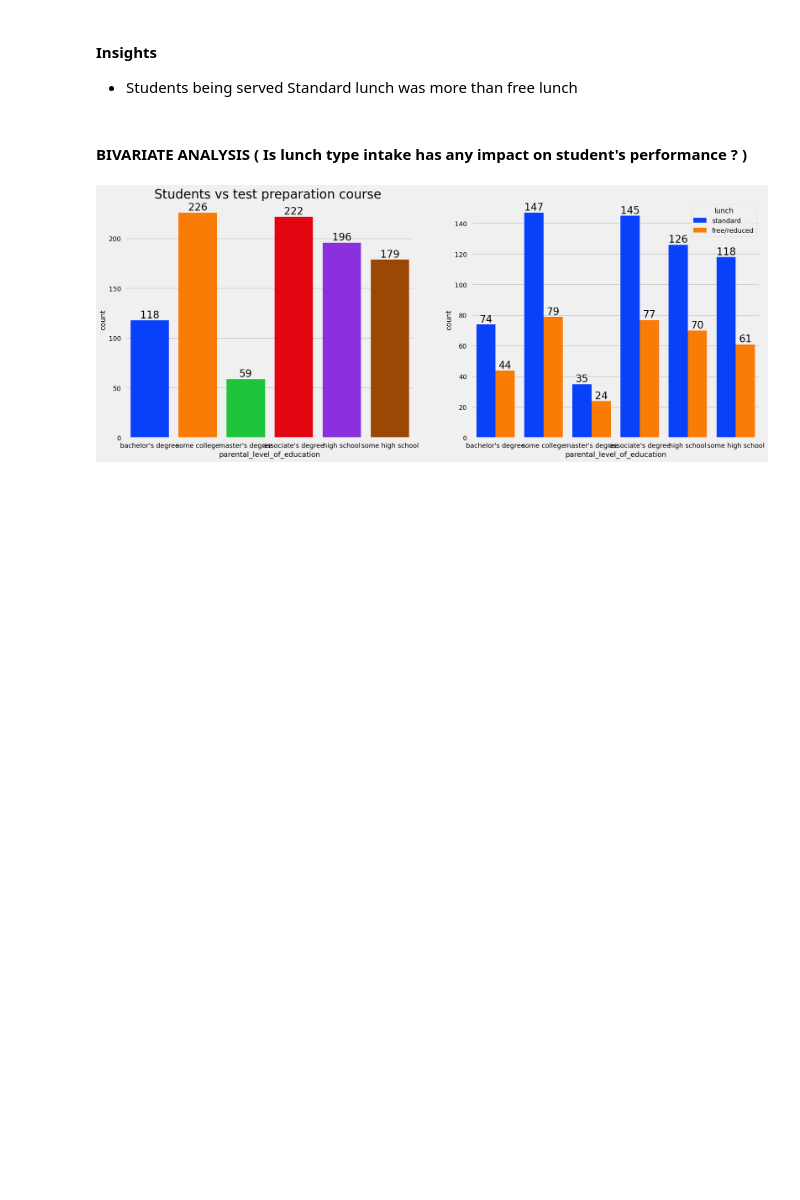
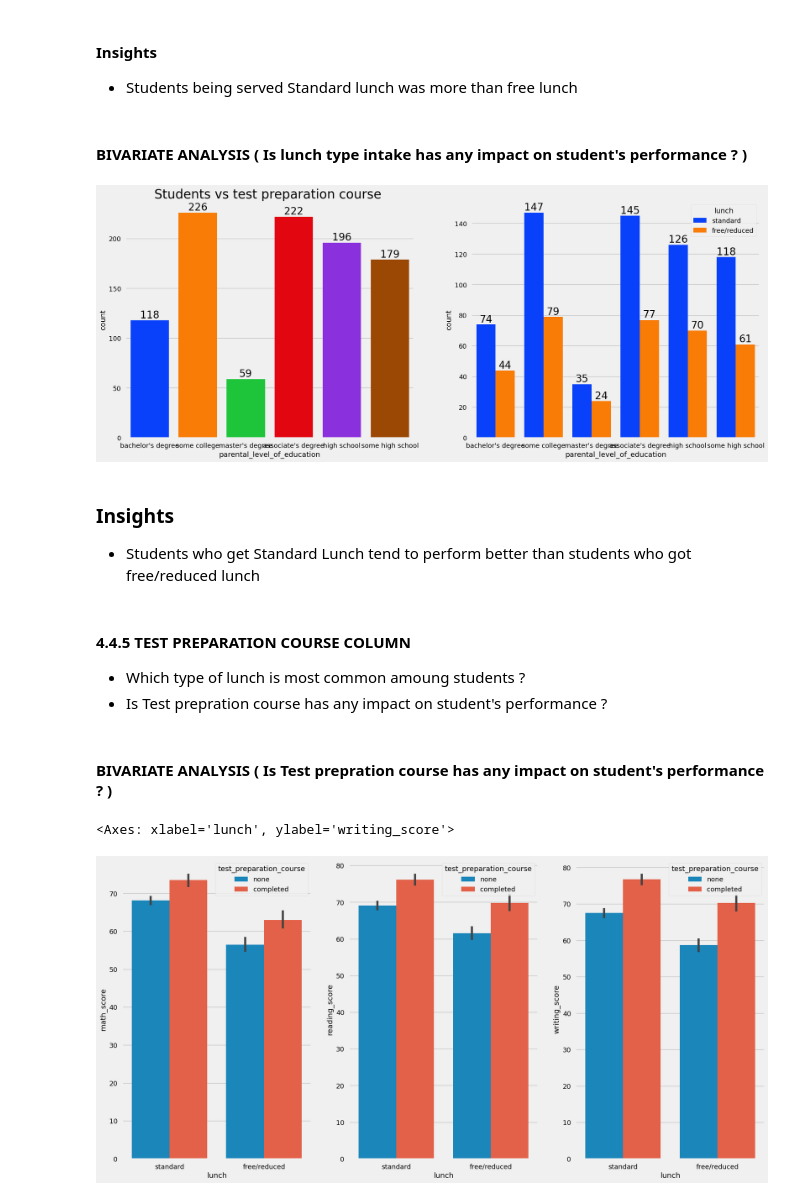
Before and after one commit to JamesOgbu/ML_Project, a Jupyter notebook: notebook/EDA.ipynb, the cells around one changed output. Cells and saved outputs as stored; diff of their text form; code cells hidden in the pictures; blank space fills up the shorter version.

```diff
--- a/notebook/EDA.ipynb
+++ b/notebook/EDA.ipynb
@@ -617,3 +615,27 @@ for container in ax[1].containers:
     ax[1].bar_label(container,color='black',size=20)
 # %% [output]
 [figure]
+# %% [markdown]
+### Insights
+- Students who get Standard Lunch tend to perform better than students who got free/reduced lunch
+# %% [markdown]
+#### 4.4.5 TEST PREPARATION COURSE COLUMN
+- Which type of lunch is most common amoung students ?
+- Is Test prepration course has any impact on student's performance ?
+# %% [markdown]
+#### BIVARIATE ANALYSIS ( Is Test prepration course has any impact on student's performance ? )
+# %%
+fig, axs = plt.subplots(1,3, figsize=(20,10))
+plt.subplot(131)
+sns.barplot(x=df['lunch'], y=df['math_score'], hue=df['test_preparation_course'])
+
+
+plt.subplot(132)
+sns.barplot(x=df['lunch'], y=df['reading_score'], hue=df['test_preparation_course'])
+
+
+plt.subplot(133)
+sns.barplot(x=df['lunch'], y=df['writing_score'], hue=df['test_preparation_course'])
+# %% [output]
+<Axes: xlabel='lunch', ylabel='writing_score'>
+[figure, added]
```
Also changed, not shown: parts of 19 cells of this notebook, 2 other files.
